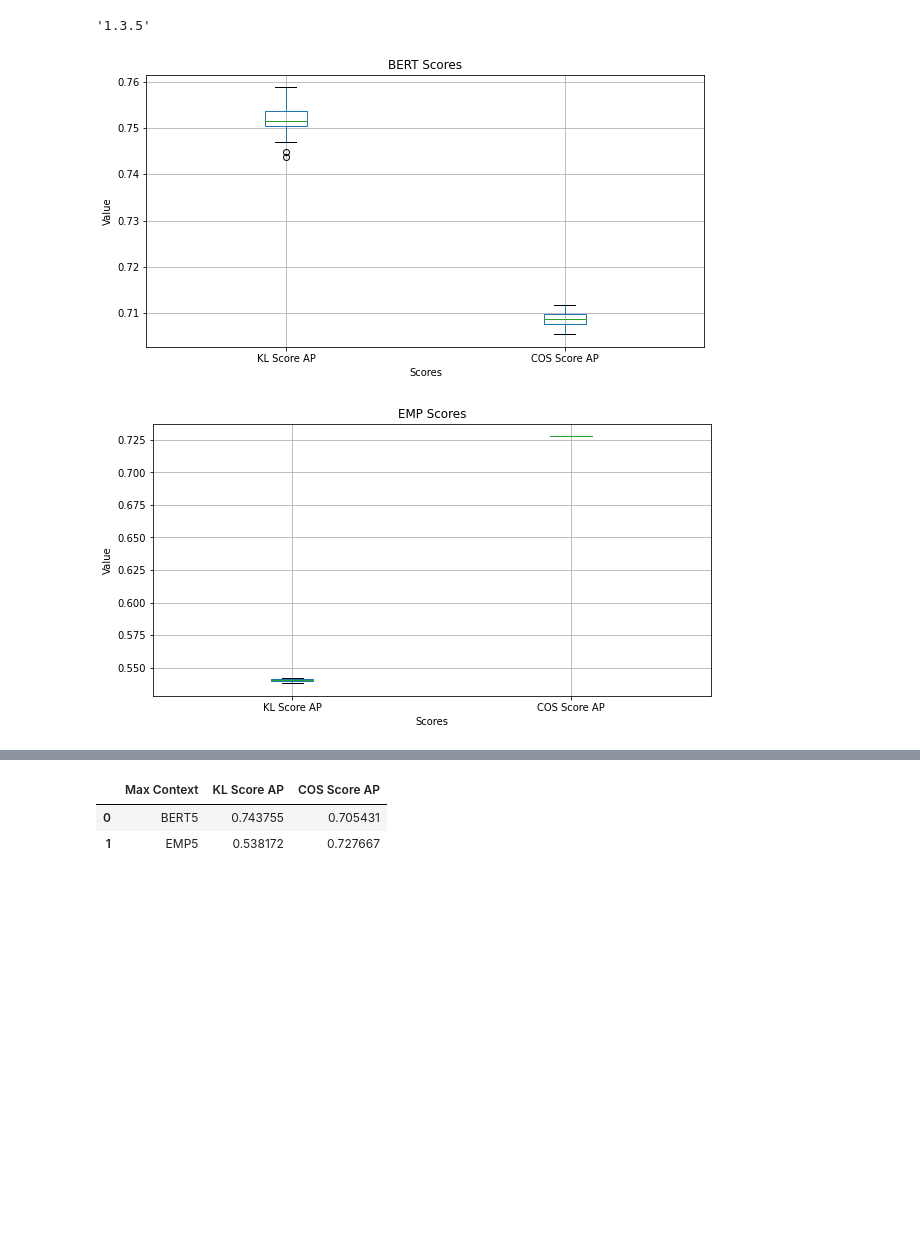
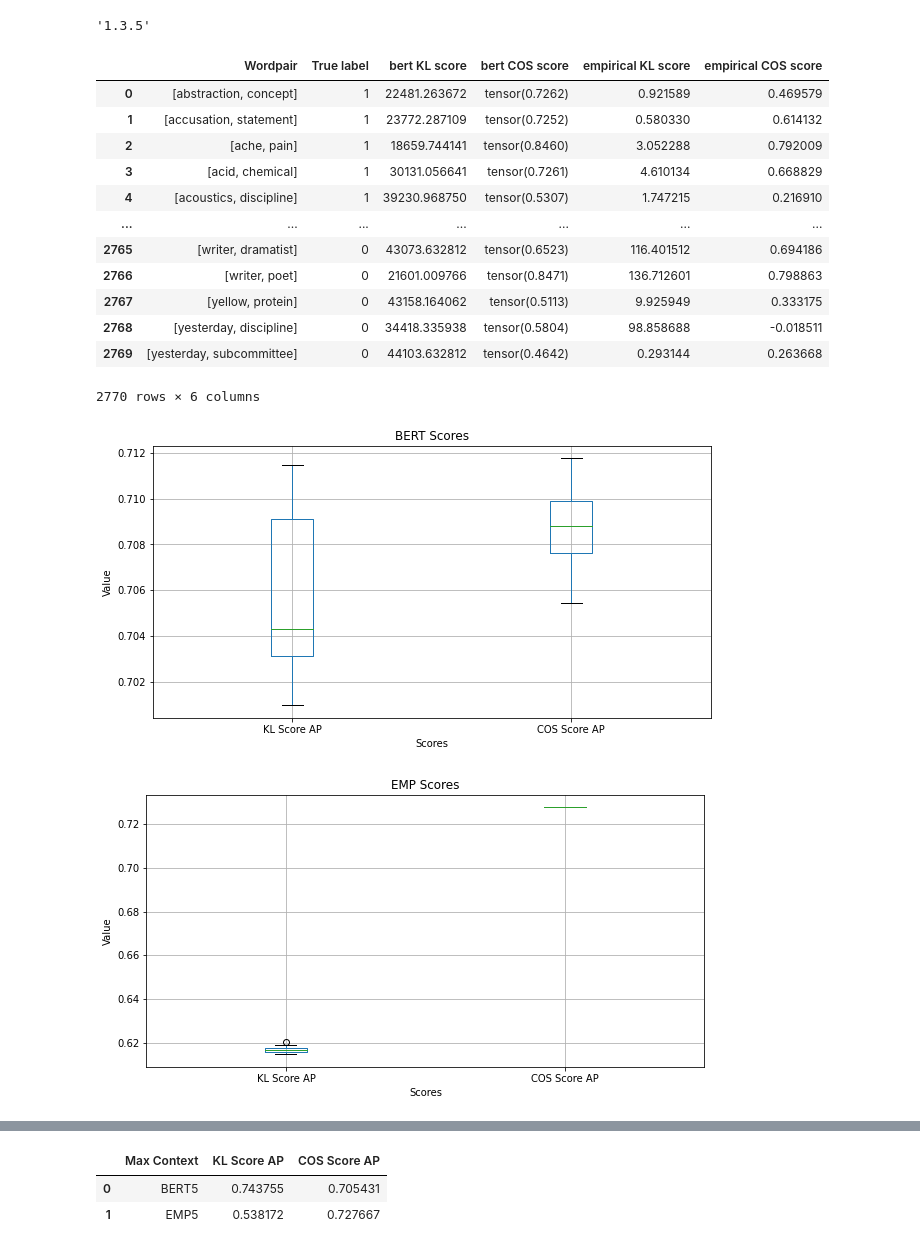
Before and after one commit to roritol/Bachelor-thesis, a Jupyter notebook: jupyter_notebook/Pipeline_Bert_Baroni.ipynb, the cells around one changed output, grey strips where cells are left out. Saved outputs shown, nothing was run; the diff lists cells and outputs as text; code cells hidden in the pictures; blank space fills up the shorter version.

```diff
--- a/jupyter_notebook/Pipeline_Bert_Baroni.ipynb
+++ b/jupyter_notebook/Pipeline_Bert_Baroni.ipynb
@@ -328,13 +328,27 @@ pd.__version__
 '1.3.5'
 # %%
 import pickle5 as pickle
-df = pd.DataFrame[]
 
-for j in tqdm(range(1,6)):
-    for i in tqdm(range(5,26,5)):
-        with open(f'../data_shared/fixed/df_AP{i}_Falsenum{j}.pickle', 'rb') as f:
-            df1 = pickle.load(f)
-        pd.merge([df, df1])
+
+
+with open(f'../data_shared/fixed/df_curated10_diag_Falsenum1.pickle', 'rb') as f:
+    df1test = pickle.load(f)
+
+df1test
+# %% [output]
+|  | Wordpair | True label | bert KL score | bert COS score | empirical KL score | empirical COS score |
+| 0 | [abstraction, concept] | 1 | 22481.263672 | tensor(0.7262) | 0.921589 | 0.469579 |
+| 1 | [accusation, statement] | 1 | 23772.287109 | tensor(0.7252) | 0.580330 | 0.614132 |
+| 2 | [ache, pain] | 1 | 18659.744141 | tensor(0.8460) | 3.052288 | 0.792009 |
+| 3 | [acid, chemical] | 1 | 30131.056641 | tensor(0.7261) | 4.610134 | 0.668829 |
+| 4 | [acoustics, discipline] | 1 | 39230.968750 | tensor(0.5307) | 1.747215 | 0.216910 |
+| ... | ... | ... | ... | ... | ... | ... |
+| 2765 | [writer, dramatist] | 0 | 43073.632812 | tensor(0.6523) | 116.401512 | 0.694186 |
+| 2766 | [writer, poet] | 0 | 21601.009766 | tensor(0.8471) | 136.712601 | 0.798863 |
+| 2767 | [yellow, protein] | 0 | 43158.164062 | tensor(0.5113) | 9.925949 | 0.333175 |
+| 2768 | [yesterday, discipline] | 0 | 34418.335938 | tensor(0.5804) | 98.858688 | -0.018511 |
+| 2769 | [yesterday, subcommittee] | 0 | 44103.632812 | tensor(0.4642) | 0.293144 | 0.263668 |
+2770 rows × 6 columns
 # %%
 import pickle5 as pickle
 import pandas as pd
@@ -347,7 +361,7 @@ df = pd.DataFrame()
 # Loop through the pickled files and merge them
 for j in tqdm(range(1,6)):
     for i in range(5,26,5):
-        with open(f'../data_shared/fixed/df_AP{i}_Falsenum{j}.pickle', 'rb') as f:
+        with open(f'../data_shared/fixed/df_AP{i}_Truenum{j}.pickle', 'rb') as f:
             df1 = pickle.load(f)
         df = pd.concat([df, df1])
 
@@ -371,8 +385,8 @@ plt.xlabel("Scores")
 plt.ylabel("Value")
 plt.show()
 # %% [output]
-[figure, old version]
+[figure, new version]
-[figure, old version]
+[figure, new version]
 # %%
 import pickle5 as pickle
 import pandas as pd
```
Also changed, not shown: parts of 3 cells of this notebook, 3 other files.
